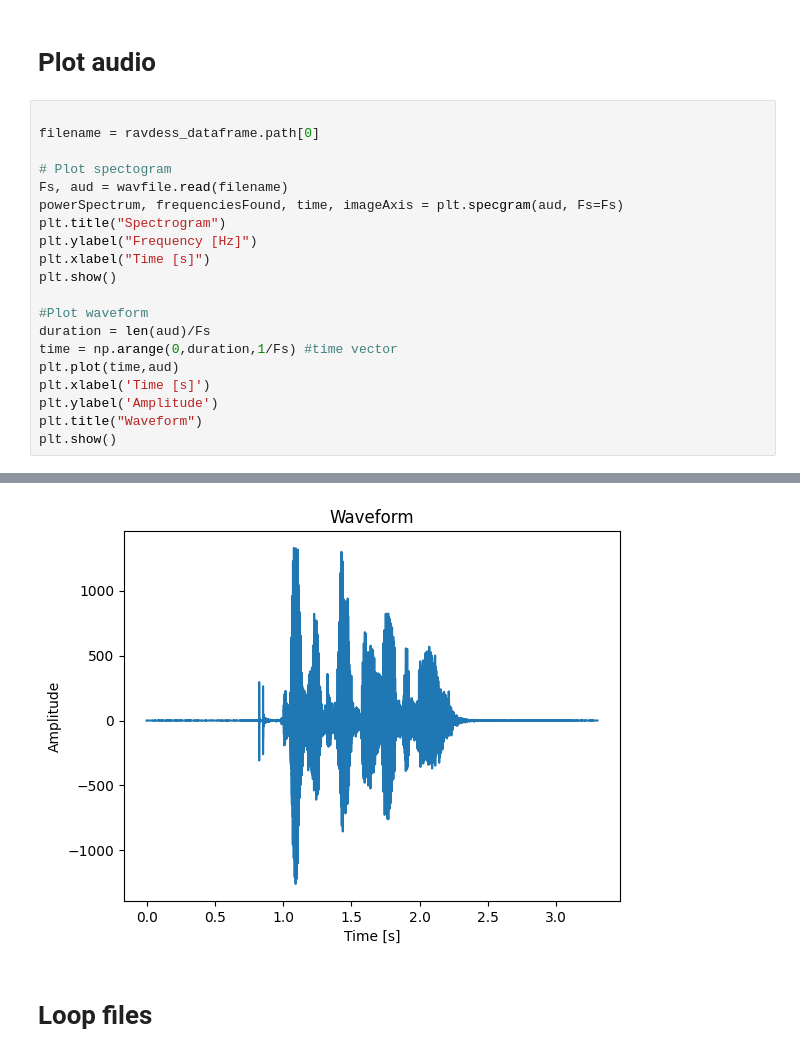
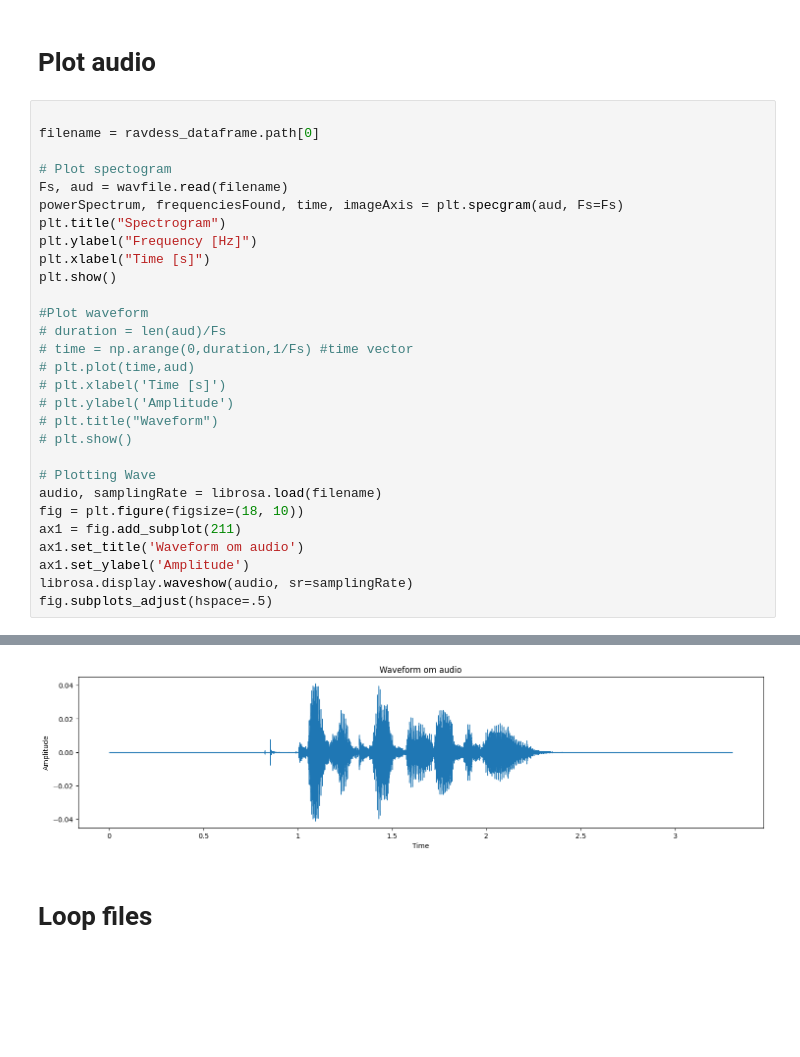
Before and after one commit to klarafolke/speech-emotion-recognition-gender-gap, a Jupyter notebook: emotionClassification.ipynb, the cells around one changed output, grey strips where cells are left out. Drawn from its saved outputs; the diff is of its cells as text; blank space fills up the shorter version.

```diff
--- a/emotionClassification.ipynb
+++ b/emotionClassification.ipynb
@@ -92,26 +92,35 @@ ravdess_dataframe.head(20)
 # %%
 
 filename = ravdess_dataframe.path[0]
 
 # Plot spectogram
 Fs, aud = wavfile.read(filename)
 powerSpectrum, frequenciesFound, time, imageAxis = plt.specgram(aud, Fs=Fs)
 plt.title("Spectrogram")
 plt.ylabel("Frequency [Hz]")
 plt.xlabel("Time [s]")
 plt.show()
 
 #Plot waveform
-duration = len(aud)/Fs
-time = np.arange(0,duration,1/Fs) #time vector
-plt.plot(time,aud)
-plt.xlabel('Time [s]')
-plt.ylabel('Amplitude')
-plt.title("Waveform")
-plt.show()
+# duration = len(aud)/Fs
+# time = np.arange(0,duration,1/Fs) #time vector
+# plt.plot(time,aud)
+# plt.xlabel('Time [s]')
+# plt.ylabel('Amplitude')
+# plt.title("Waveform")
+# plt.show()
+
+# Plotting Wave
+audio, samplingRate = librosa.load(filename)
+fig = plt.figure(figsize=(18, 10))
+ax1 = fig.add_subplot(211)
+ax1.set_title('Waveform om audio')
+ax1.set_ylabel('Amplitude')
+librosa.display.waveshow(audio, sr=samplingRate)
+fig.subplots_adjust(hspace=.5)
 # %% [output]
 [figure]
-[figure, old version]
+[figure, new version]
 # %% [markdown]
 # Loop files
 # %%
```
Also changed, not shown: parts of 7 cells of this notebook.
